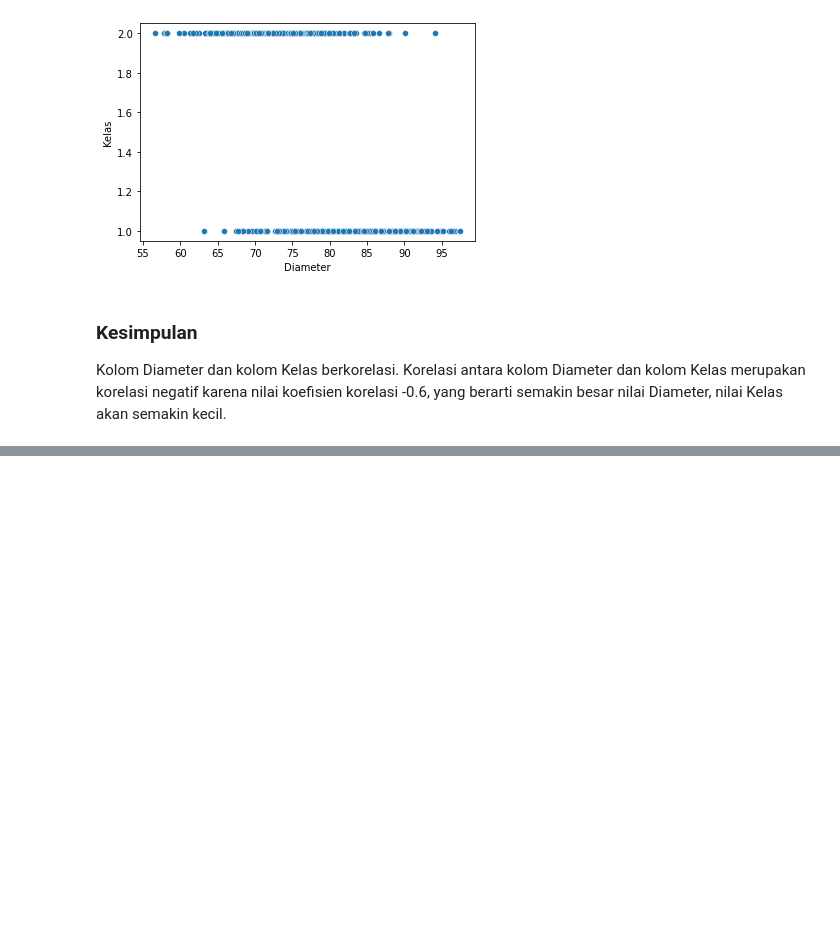
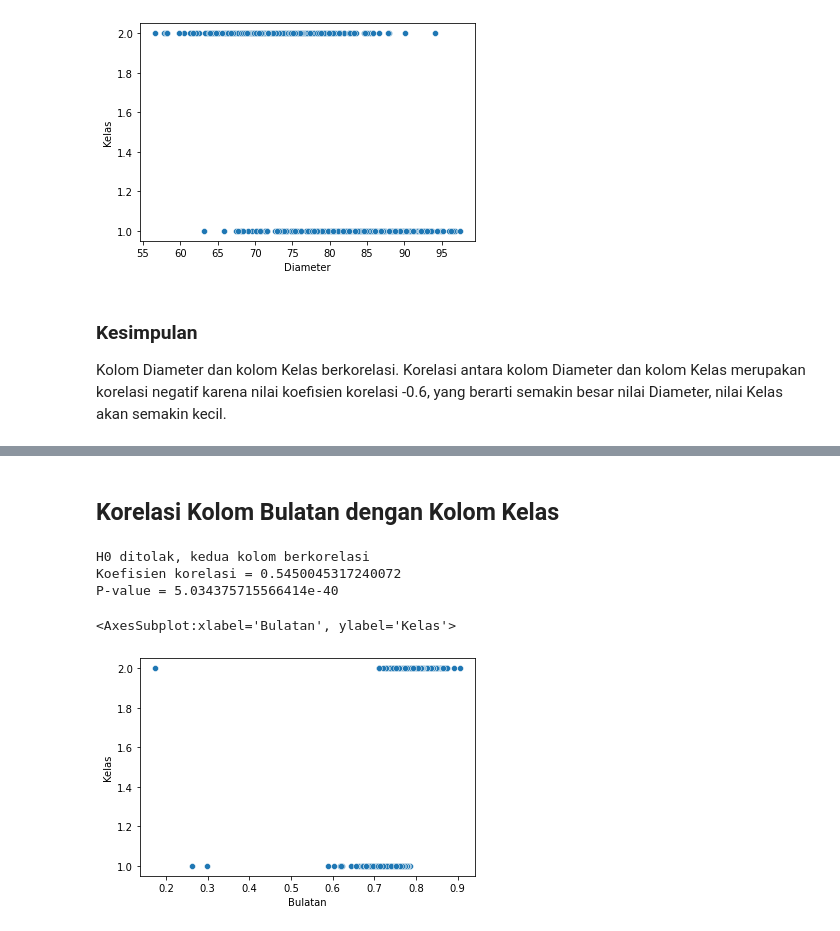
Before and after one commit to reymyr/Hypothesis-Testing, a Jupyter notebook: Tubes.ipynb, the cells around one changed output, grey strips where cells are left out. Cells and saved outputs as stored; diff of their text form; code cells hidden in the pictures; blank space fills up the shorter version.

```diff
--- a/Tubes.ipynb
+++ b/Tubes.ipynb
@@ -668,0 +719,20 @@ Kolom Diameter dan kolom Kelas berkorelasi. Korelasi antara kolom Diameter dan k
+# %% [markdown]
+## Korelasi Kolom Bulatan dengan Kolom Kelas
+# %%
+cor, p = stats.pearsonr(df["Bulatan"], df["Kelas"])
+if p < alpha:
+    print("H0 ditolak, kedua kolom berkorelasi")
+else:
+    print("H0 diterima, kedua kolom tidak berkorelasi")
+
+print("Koefisien korelasi =", cor)
+print("P-value =", p)
+
+# Gambar scatter plot
+sns.scatterplot(data=df, x="Bulatan", y="Kelas")
+# %% [output]
+H0 ditolak, kedua kolom berkorelasi
+Koefisien korelasi = 0.5450045317240072
+P-value = 5.034375715566414e-40
+<AxesSubplot:xlabel='Bulatan', ylabel='Kelas'>
+[figure, added]
```
Also changed, not shown: parts of 11 cells of this notebook.
